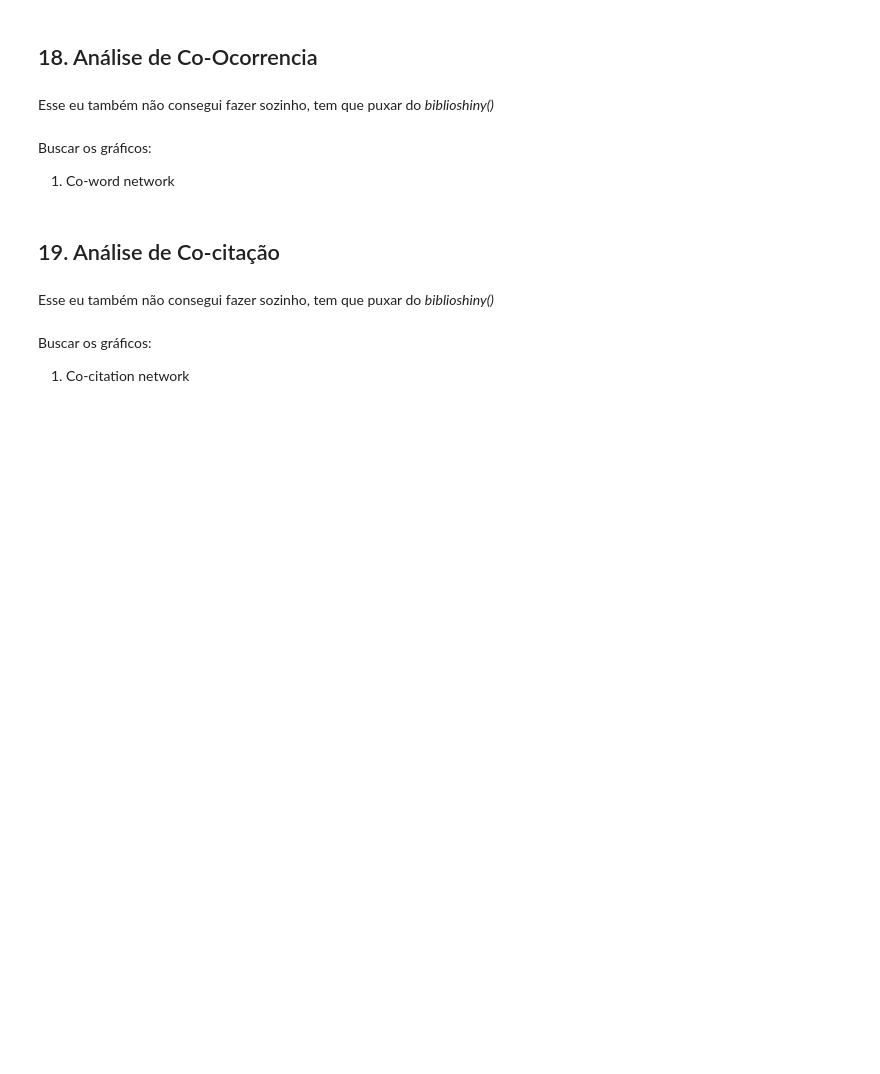
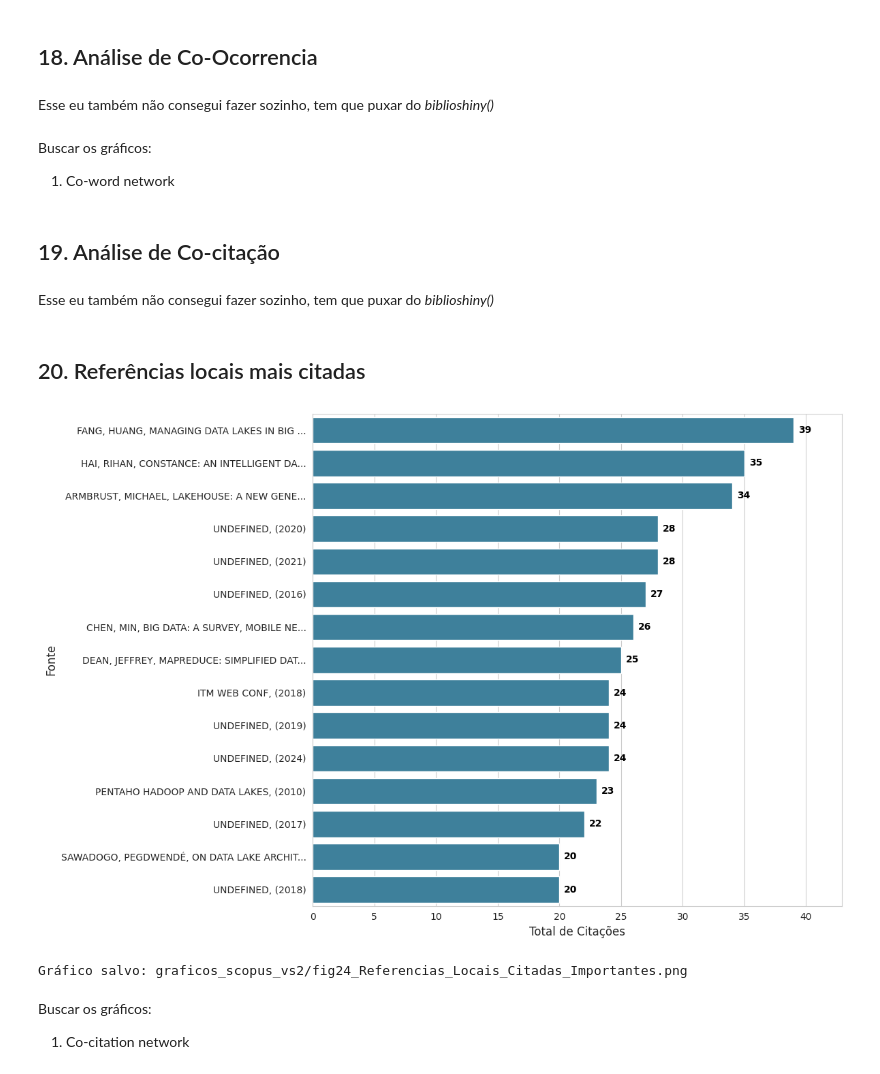
Before and after one commit to silvio-estat/TEMAC, a Jupyter notebook: Resultados_biblioshiny/SCOPUS/analise_vs2/graficos_bibliometrix.ipynb, the cells around one changed output. Saved outputs shown, nothing was run; the diff lists cells and outputs as text; code cells hidden in the pictures; blank space fills up the shorter version.

```diff
--- a/Resultados_biblioshiny/SCOPUS/analise_vs2/graficos_bibliometrix.ipynb
+++ b/Resultados_biblioshiny/SCOPUS/analise_vs2/graficos_bibliometrix.ipynb
@@ -560,6 +560,41 @@ Buscar os gráficos:
 ## 19. Análise de Co-citação
 # %% [markdown]
 Esse eu também não consegui fazer sozinho, tem que puxar do *biblioshiny()*
+# %% [markdown]
+## 20. Referências locais mais citadas
+# %%
+#MostLocCitRefs
+df = pd.read_excel(xl, sheet_name='MostLocCitRefs').head(15)
+
+# Limpar nomes
+df['Cited References'] = df['Cited References'].apply(lambda x: x[:40] + '...' if len(str(x)) > 40 else x)
+
+# --- APLICAÇÃO DO DESIGN DO GRÁFICO 12 ---
+plt.figure(figsize=(12, 8))
+
+# 1. Uso da cor sólida e orientação horizontal
+ax = sns.barplot(data=df, x='Citations', y='Cited References', color='#2E86AB', orient='h')
+
+# 2. Adição dos rótulos (bar_label) com o mesmo estilo
+ax.bar_label(ax.containers[0], padding=5, fontsize=10, fontweight='bold', color="#000000")
+
+# 3. Ajuste de margem dinâmica no eixo X
+plt.xlim(0, df['Citations'].max() * 1.1)
+
+# 4. Padronização de fontes e títulos
+plt.xlabel('Total de Citações', fontsize=12)
+plt.ylabel('Fonte', fontsize=12)
+# plt.title('Impacto das Fontes - Scopus', fontsize=14, fontweight='bold') # Opcional
+
+plt.tight_layout()
+# ---------------------------------------
+
+plt.savefig(f'{output_dir}/fig24_Referencias_Locais_Citadas_Importantes.png', dpi=300, bbox_inches='tight')
+plt.show()
+print(f"Gráfico salvo: {output_dir}/fig24_Referencias_Locais_Citadas_Importantes.png")
+# %% [output]
+[figure, added]
+Gráfico salvo: graficos_scopus_vs2/fig24_Referencias_Locais_Citadas_Importantes.png
 # %% [markdown]
 Buscar os gráficos:
 
```
Also changed, not shown: 7 other files.
